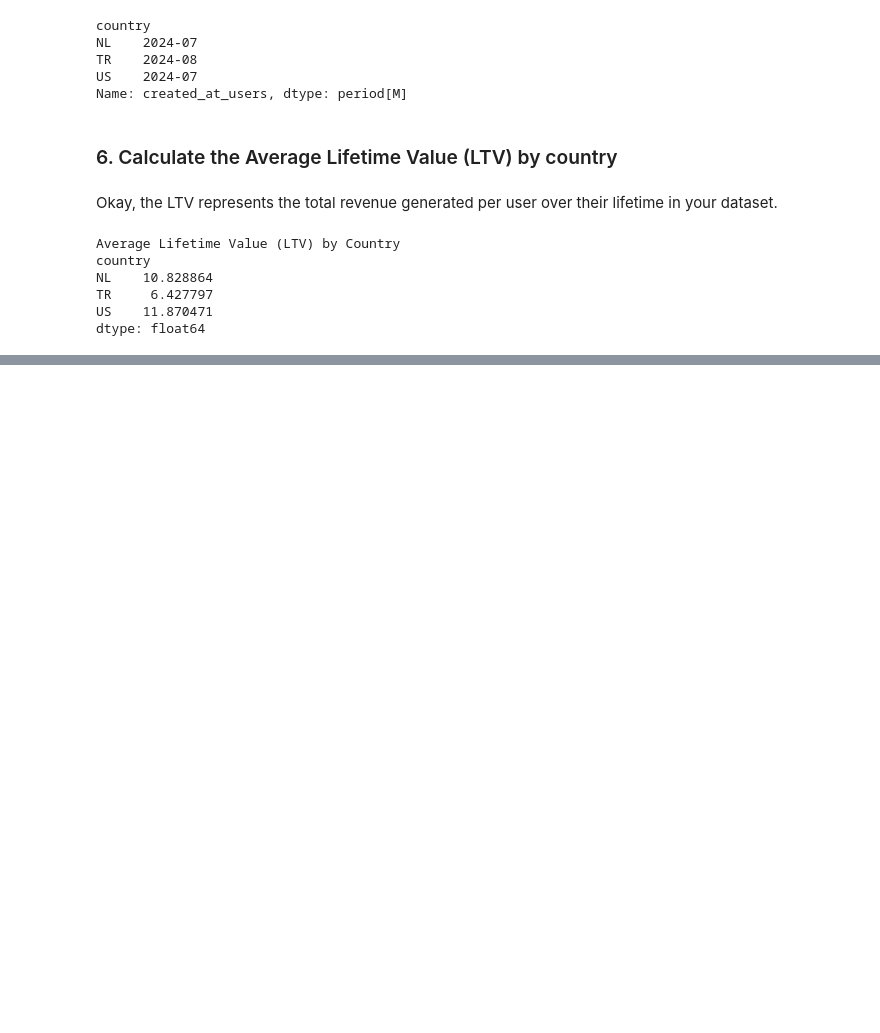
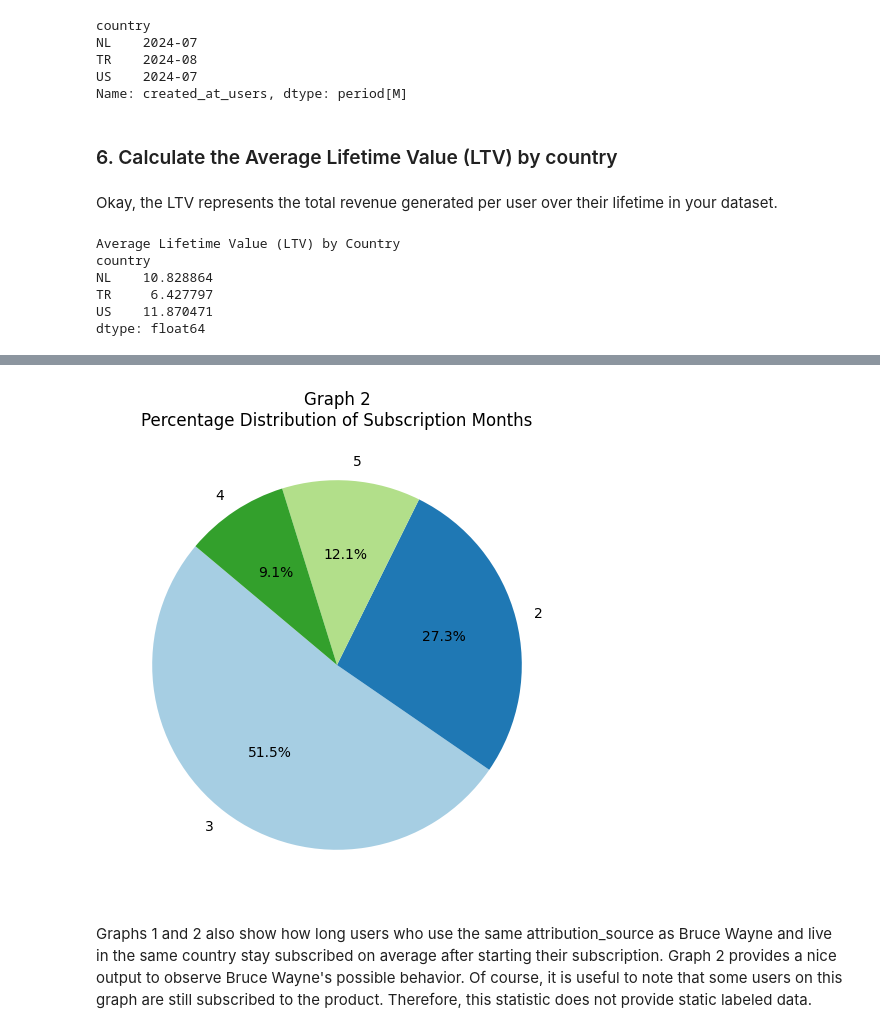
Before and after one commit to anilergan/Popcorns-CaseStudy-DataAnalysis, a Jupyter notebook: getting_started.ipynb, the cells around one changed output, grey strips where cells are left out. Cells and saved outputs as stored; diff of their text form; code cells hidden in the pictures; blank space fills up the shorter version.

```diff
--- a/getting_started.ipynb
+++ b/getting_started.ipynb
@@ -407,0 +666,17 @@ dtype: float64
+# %%
+# Count occurrences of each subs_month value
+subs_month_counts = df_ltv_bw["subs_month"].value_counts(normalize=True) * 100  # Convert to percentages
+
+# Plot pie chart
+plt.figure(figsize=(8, 6))
+plt.pie(subs_month_counts, labels=subs_month_counts.index, autopct="%1.1f%%", startangle=140, colors=plt.cm.Paired.colors)
+
+# Add title
+plt.title("Graph 2\nPercentage Distribution of Subscription Months")
+
+# Show plot
+plt.show()
+# %% [output]
+[figure, added]
+# %% [markdown]
+Graphs 1 and 2 also show how long users who use the same attribution_source as Bruce Wayne and live in the same country stay subscribed on average after starting their subscription. Graph 2 provides a nice output to observe Bruce Wayne's possible behavior. Of course, it is useful to note that some users on this graph are still subscribed to the product. Therefore, this statistic does not provide static labeled data.
```
Also changed, not shown: parts of 31 cells of this notebook.
